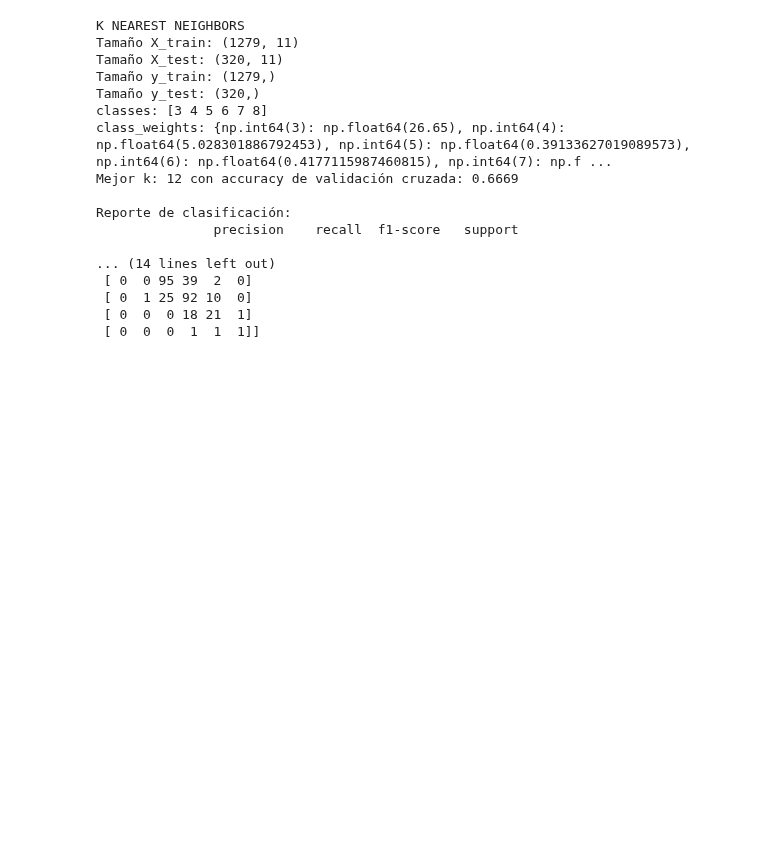
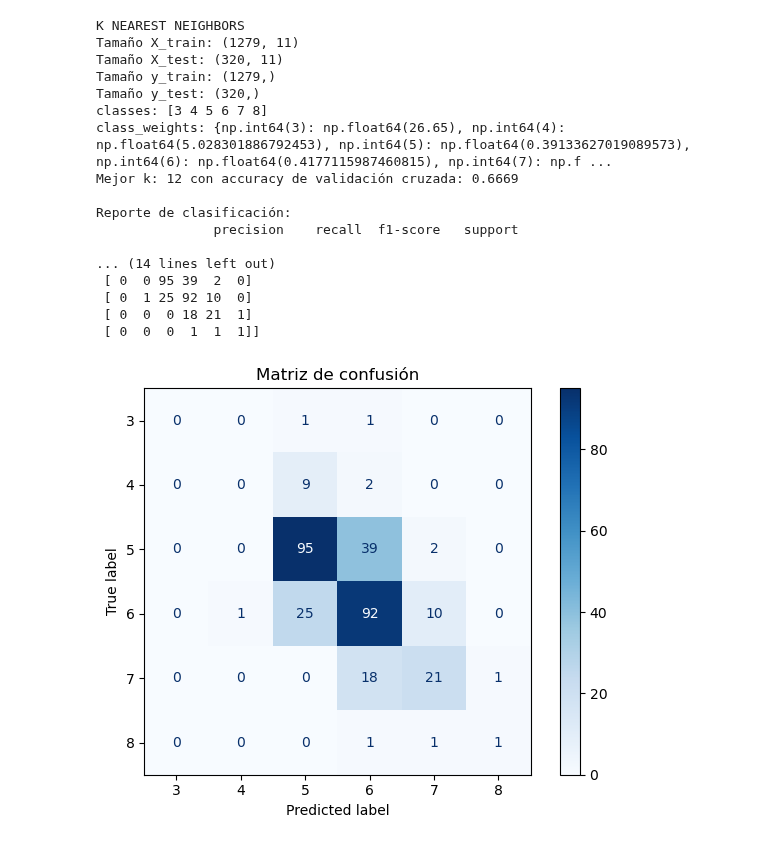
Before and after one commit to joseaviani/CEIA-AMq-TP, a Jupyter notebook: src/02_K_Nearest_Neighbors.ipynb, the cells around one changed output. Cells and saved outputs as stored; diff of their text form; code cells hidden in the pictures; blank space fills up the shorter version.

```diff
--- a/src/02_K_Nearest_Neighbors.ipynb
+++ b/src/02_K_Nearest_Neighbors.ipynb
@@ -43,6 +46,24 @@ def K_Nearest_Neighbors(X_train, X_test, y_train, y_test, classes, class_weights
     cm = confusion_matrix(y_test, y_pred, labels=classes)
     print("Matriz de confusión (filas=verdadero, columnas=predicho, etiquetas en orden de 'classes'):\n", cm)
 
+    # Matriz de confusión
+    disp = ConfusionMatrixDisplay(confusion_matrix=cm, display_labels=classes)
+    disp.plot(cmap="Blues", values_format="d")
+    plt.title("Matriz de confusión")
+    plt.tight_layout()
+    plt.show()
+
+    # k v/s accuracy
+    plt.figure(figsize=(8,5))
+    plt.plot(list(k_grid), cv_scores, marker="o")
+    plt.xlabel("Número de vecinos (k)")
+    plt.ylabel("Accuracy de validación cruzada")
+    plt.title("Precisión vs. número de vecinos (k)")
+    plt.grid(True)
+    plt.show()
+
+
+
     return {
         "scaler": scaler,
         "model": knn,
@@ -70,31 +91,32 @@ X_train, X_test, y_train, y_test = train_test_split(
 classes = np.sort(y.unique())
 class_weights = compute_class_weight(class_weight='balanced', classes=classes, y=y)
 class_weights = dict(zip(classes, class_weights))
 
 # 4) Llamar a la función final
 artifacts = K_Nearest_Neighbors(
     X_train, X_test, y_train, y_test,
     classes=classes,
     class_weights=class_weights,
     k_grid=range(1, 31),   # probar k=1..30
     cv=5,
-    weights='distance'     # ayuda con las clases minoritarias
+    weights='distance'
 )
 # %% [output]
 K NEAREST NEIGHBORS
 Tamaño X_train: (1279, 11)
 Tamaño X_test: (320, 11)
 Tamaño y_train: (1279,)
 Tamaño y_test: (320,)
 classes: [3 4 5 6 7 8]
 class_weights: {np.int64(3): np.float64(26.65), np.int64(4): np.float64(5.028301886792453), np.int64(5): np.float64(0.39133627019089573), np.int64(6): np.float64(0.4177115987460815), np.int64(7): np.f ...
 Mejor k: 12 con accuracy de validación cruzada: 0.6669
 
 Reporte de clasificación:
                precision    recall  f1-score   support
 
 ... (14 lines left out)
  [ 0  0 95 39  2  0]
  [ 0  1 25 92 10  0]
  [ 0  0  0 18 21  1]
  [ 0  0  0  1  1  1]]
+[figure, added]
```
Also changed, not shown: parts of 6 cells of this notebook.
